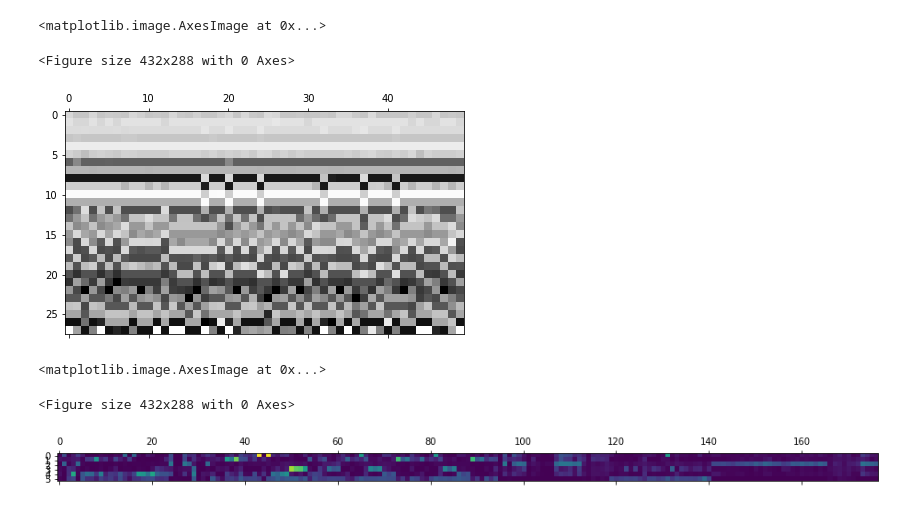
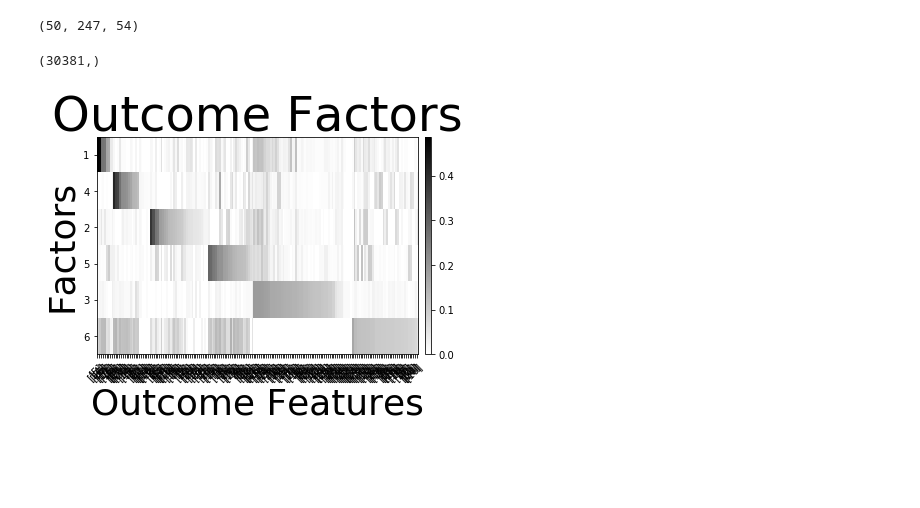
Before and after one commit to BouchardLab/ML_4_prec_prognosis, a Jupyter notebook: notebooks/outcome_cluster_structure.ipynb, the cells around one changed output. Cells and saved outputs as stored; diff of their text form; code cells hidden in the pictures; blank space fills up the shorter version.

Commit message:
nmf oc and bm weights analysis

```diff
--- a/notebooks/outcome_cluster_structure.ipynb
+++ b/notebooks/outcome_cluster_structure.ipynb
@@ -57,14 +15,50 @@ all_avg.shape
-# %%
-plt.figure()
-plt.matshow(all_avg, cmap = 'gray_r')
-# %% [output]
-<matplotlib.image.AxesImage at 0x...>
-<Figure size 432x288 with 0 Axes>
-[figure, removed]
-# %%
-plt.figure()
-plt.matshow(h)
-# %% [output]
-<matplotlib.image.AxesImage at 0x...>
-<Figure size 432x288 with 0 Axes>
-[figure, removed]
+# %%
+file = '/Users/ahyeon/Desktop/activ misc/sweep_u2-10_c2-50_i50_raw-oc-cluster_uoinmf-bm-predict/umap_clustering_sweep.h5'
+f = h5py.File(file, 'r')
+umap_dims = f['umap_dimensions'][:]
+emb = f['umap_embeddings'][:]
+scale = f['umap_embeddings_dimscale'][:][:54]
+emb.shape
+# %% [output]
+(50, 247, 54)
+# %%
+for dim in umap_dims:
+    all_dmat = np.zeros((30381,50))
+    for x in range(emb.shape[0]):
+        dmat = pdist(emb[x][:,scale==dim], metric='euclidean')
+        all_dmat[:,x] = dmat
+    mean = all_dmat.mean(axis=1)
+mean.shape
+# %% [output]
+(30381,)
+# %%
+numclusters = 27
+labels = _sch.cut_tree(_sch.linkage(mean, method='ward'), numclusters)
+nmfdata = load_data(uoinmf=True)
+nmf_oc_weights = nmfdata.outcomes
+nmf_bm_weights = nmfdata.biomarkers
+
+oc_avg_weights = np.zeros((numclusters, nmf_oc_weights.shape[1]))
+bm_avg_weights = np.zeros((numclusters, nmf_bm_weights.shape[1]))
+for x in range(numclusters):
+    indices = []
+    for j in range(len(labels)):
+        if labels[j]==x:
+            indices.append(j)
+    values_oc = []
+    values_bm = []
+    for i in indices:
+        val_oc = nmf_oc_weights[i,:]
+        val_bm = nmf_bm_weights[i,:]
+        values_oc.append(val_oc)
+        values_bm.append(val_bm)
+    oc_avg_weights[x,:] = np.mean(values_oc, axis=0)
+    bm_avg_weights[x,:] = np.mean(values_bm, axis=0)
+# %%
+pdf = PdfPages("/Users/ahyeon/Desktop/activ misc/outcome_weights_structure.pdf")
+nmf_bases_heatmap(nmfdata.outcome_bases, col_labels=labels, sort=True, ax=None,
+            cbar_kw={}, cbarlabel="", xlab='Outcome Features', ylab='Factors', aspect='auto',
+            title='Outcome Factors')
+pdf.savefig()
+# %% [output]
+[figure, added]
```
Also changed, not shown: parts of 9 cells of this notebook, 1 other file.
